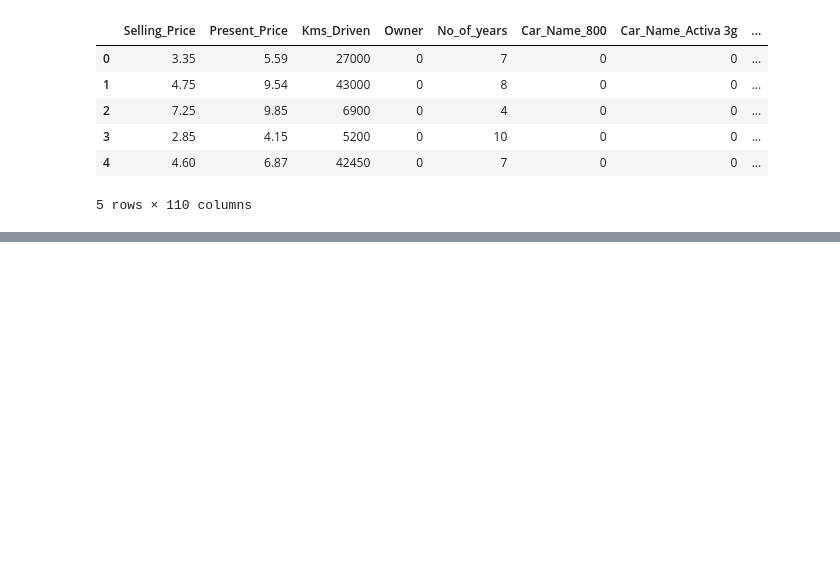
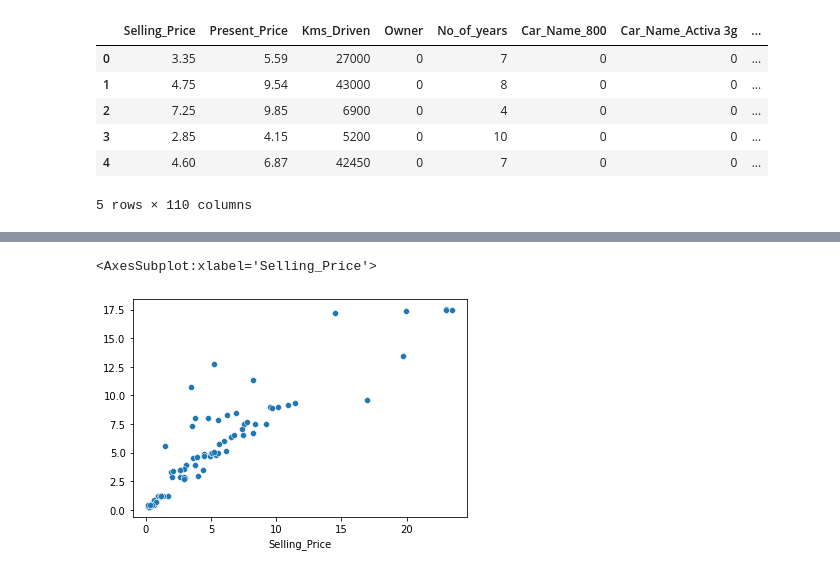
Before and after one commit to Pranith1785/Used-Car-Price-Prediction, a Jupyter notebook: prediction_model.ipynb, the cells around one changed output, grey strips where cells are left out. Drawn from its saved outputs; the diff is of its cells as text; code cells hidden in the pictures; blank space fills up the shorter version.

```diff
--- a/prediction_model.ipynb
+++ b/prediction_model.ipynb
@@ -123,0 +246,5 @@ Y = final_data.iloc[:,0]
+# %%
+sns.scatterplot(Y_test,predictions)
+# %% [output]
+<AxesSubplot:xlabel='Selling_Price'>
+[figure, added]
```
Also changed, not shown: parts of 14 cells of this notebook, 1 other file.
